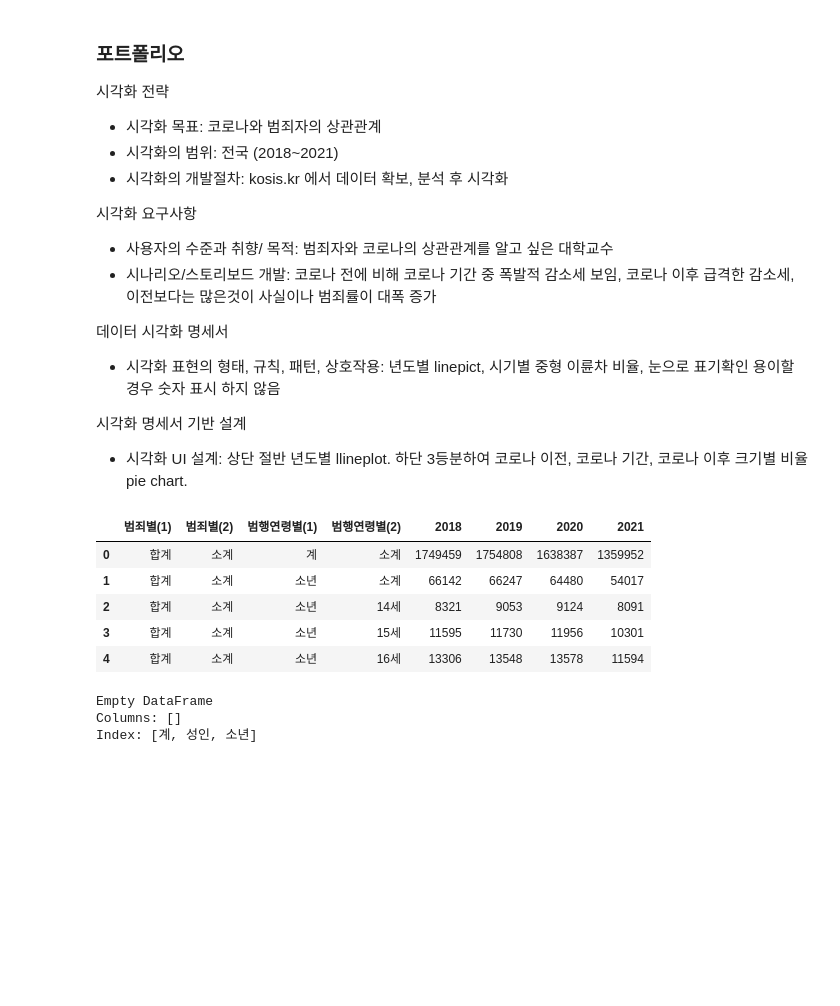
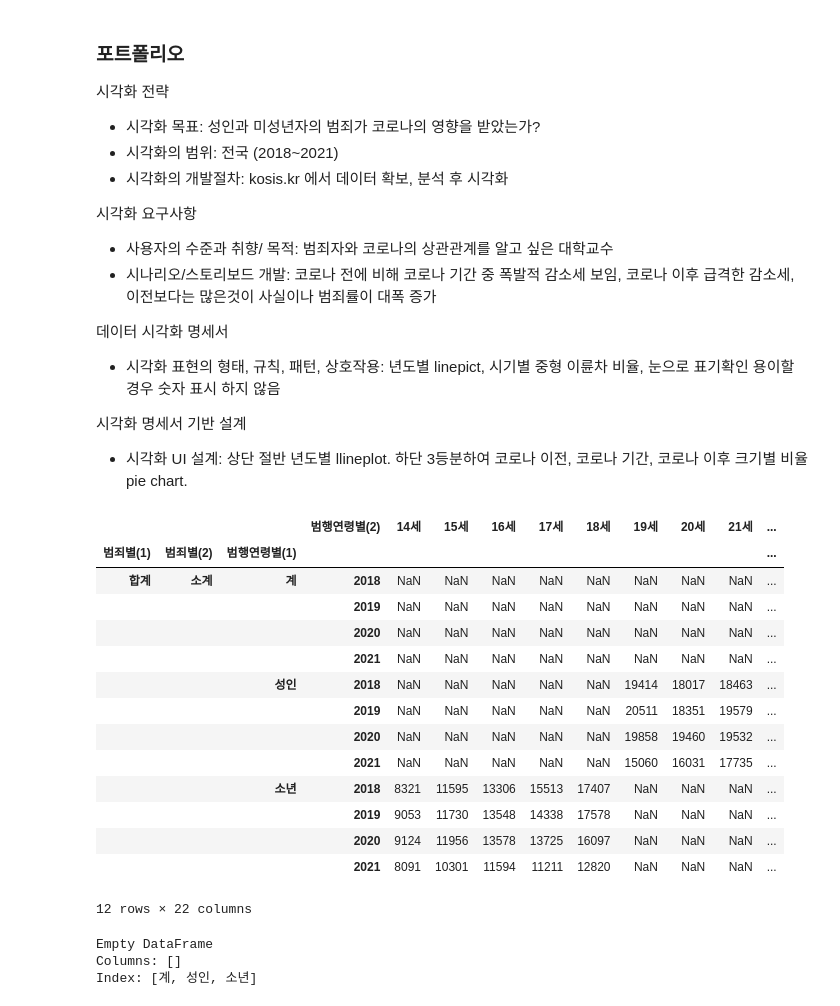
Before and after one commit to chaehee-Jin/-AWS--Python, a Jupyter notebook: Day29_portfolio.ipynb, the cells around one changed output. Cells and saved outputs as stored; diff of their text form; code cells hidden in the pictures; blank space fills up the shorter version.

```diff
--- a/Day29_portfolio.ipynb
+++ b/Day29_portfolio.ipynb
@@ -3,7 +3,7 @@
 
 
 시각화 전략
-- 시각화 목표: 코로나와 범죄자의 상관관계
+- 시각화 목표: 성인과 미성년자의 범죄가 코로나의 영향을 받았는가?
 - 시각화의 범위: 전국 (2018~2021)
 - 시각화의 개발절차: kosis.kr 에서 데이터 확보, 분석 후 시각화
 
@@ -19,31 +19,43 @@
 # %%
 import numpy as np
 import pandas as pd
 import matplotlib.pyplot as plt
 import matplotlib
 import seaborn as sns
 
 current_font_list= matplotlib.rcParams['font.family']
 
 font_path ="C:\Windows\Fonts\HMFMMUEX.TTC"
 kfont = matplotlib.font_manager.FontProperties(fname= font_path).get_name()
 
 
 matplotlib.rcParams['font.family'] = [kfont] + current_font_list
 
 pd_data = pd.read_csv('범죄자_연령_20230313154500.csv', encoding='cp949', header=0)
-pd_data.head()
+#pd_data.head()
 # print(pd_data.shape)
 
 # print(pd_data['범행연령별(1)'])
 # print(pd_data.dtypes)
+filter1 = pd_data['범죄별(1)'] == '합계'
+filter2 = pd_data['범죄별(2)'] == '소계'
+pd_data[filter1 & filter2].set_index(['범죄별(1)', '범죄별(2)', '범행연령별(1)', '범행연령별(2)']).stack().unstack(level = 3)
 # %% [output]
-|  | 범죄별(1) | 범죄별(2) | 범행연령별(1) | 범행연령별(2) | 2018 | 2019 | 2020 | 2021 |
-| 0 | 합계 | 소계 | 계 | 소계 | 1749459 | 1754808 | 1638387 | 1359952 |
-| 1 | 합계 | 소계 | 소년 | 소계 | 66142 | 66247 | 64480 | 54017 |
-| 2 | 합계 | 소계 | 소년 | 14세 | 8321 | 9053 | 9124 | 8091 |
-| 3 | 합계 | 소계 | 소년 | 15세 | 11595 | 11730 | 11956 | 10301 |
-| 4 | 합계 | 소계 | 소년 | 16세 | 13306 | 13548 | 13578 | 11594 |
+|  |  |  | 범행연령별(2) | 14세 | 15세 | 16세 | 17세 | 18세 | 19세 | 20세 | 21세 | ... |
+| 범죄별(1) | 범죄별(2) | 범행연령별(1) |  |  |  |  |  |  |  |  |  | ... |
+| 합계 | 소계 | 계 | 2018 | NaN | NaN | NaN | NaN | NaN | NaN | NaN | NaN | ... |
+|  |  |  | 2019 | NaN | NaN | NaN | NaN | NaN | NaN | NaN | NaN | ... |
+|  |  |  | 2020 | NaN | NaN | NaN | NaN | NaN | NaN | NaN | NaN | ... |
+|  |  |  | 2021 | NaN | NaN | NaN | NaN | NaN | NaN | NaN | NaN | ... |
+|  |  | 성인 | 2018 | NaN | NaN | NaN | NaN | NaN | 19414 | 18017 | 18463 | ... |
+|  |  |  | 2019 | NaN | NaN | NaN | NaN | NaN | 20511 | 18351 | 19579 | ... |
+|  |  |  | 2020 | NaN | NaN | NaN | NaN | NaN | 19858 | 19460 | 19532 | ... |
+|  |  |  | 2021 | NaN | NaN | NaN | NaN | NaN | 15060 | 16031 | 17735 | ... |
+|  |  | 소년 | 2018 | 8321 | 11595 | 13306 | 15513 | 17407 | NaN | NaN | NaN | ... |
+|  |  |  | 2019 | 9053 | 11730 | 13548 | 14338 | 17578 | NaN | NaN | NaN | ... |
+|  |  |  | 2020 | 9124 | 11956 | 13578 | 13725 | 16097 | NaN | NaN | NaN | ... |
+|  |  |  | 2021 | 8091 | 10301 | 11594 | 11211 | 12820 | NaN | NaN | NaN | ... |
+12 rows × 22 columns
 # %%
 #범행 연령 성인과 소년으로 그룹바이
 c = pd_data.groupby(['범행연령별(1)'])
```
Also changed, not shown: parts of 4 cells of this notebook, 1 other file.
